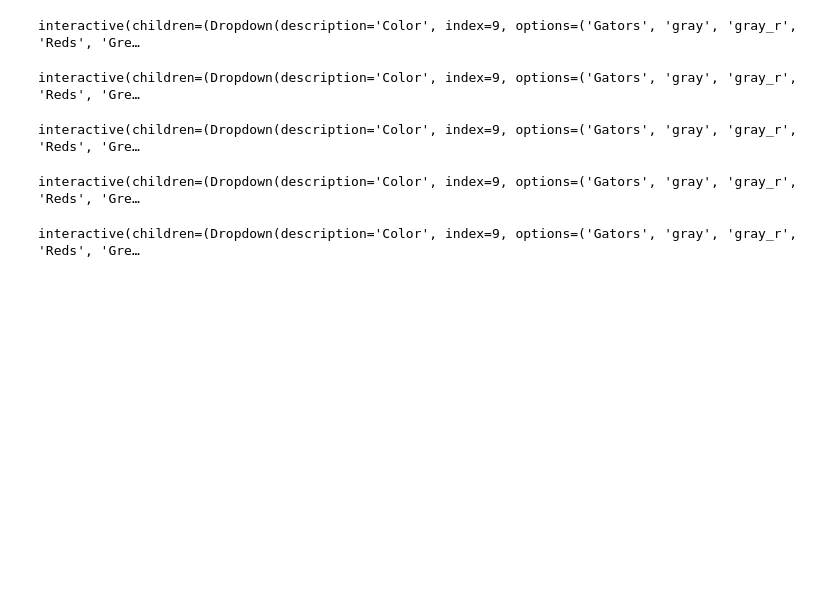
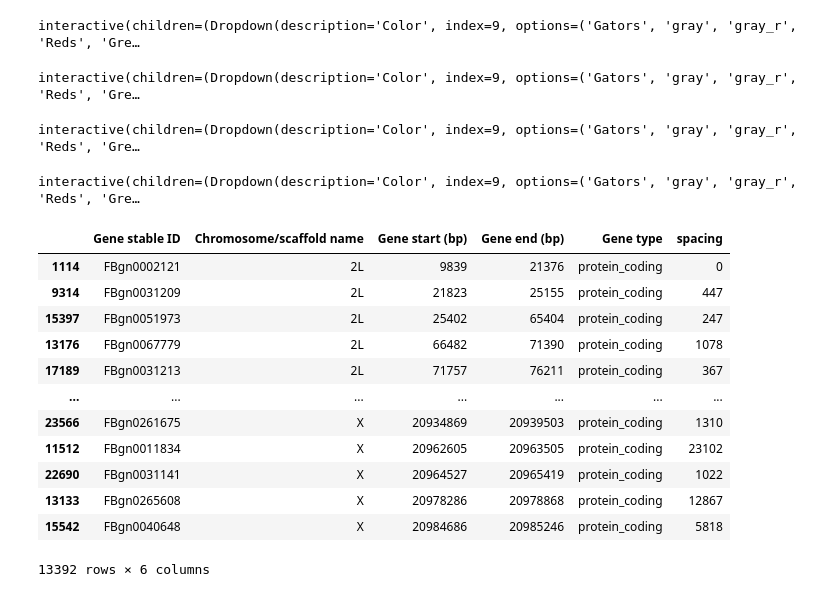
Before and after one commit to michaelrstadler/hic, a Jupyter notebook: bin/archive/working.ipynb, the cells around one changed output. Cells and saved outputs as stored; diff of their text form; code cells hidden in the pictures; blank space fills up the shorter version.

```diff
--- a/bin/archive/working.ipynb
+++ b/bin/archive/working.ipynb
@@ -410,7 +410,3 @@ for i in range(t.shape[0]-n):
     t2[(i+1):(i+n+1),:] = t1[topn,:]
     t2[topn,:] = t1[(i+1):(i+n+1),:]
     t = t2.copy()
-# %%
-fm.viewer([t_before * 1000, t * 1000], 4)
-# %% [output]
-interactive(children=(Dropdown(description='Color', index=9, options=('Gators', 'gray', 'gray_r', 'Reds', 'Gre…
@@ -416,0 +423,36 @@ interactive(children=(Dropdown(description='Color', index=9, options=('Gators',
+# %%
+mart = pd.read_csv('/Users/michaelstadler/Downloads/mart_export.txt', sep='\t')
+mart = mart.loc[mart['Gene type'] == 'protein_coding']
+mart = mart.loc[mart['Chromosome/scaffold name'].isin(['2L', '2R', '3L','3R', 'X'])]
+mart['spacing'] = 0
+mart = mart.sort_values(['Chromosome/scaffold name','Gene start (bp)'])
+# Add spacing.
+for i in range(1, len(mart)):
+    mart.iloc[i,5] = mart.iloc[i,2] - mart.iloc[i-1,3]
+
+noncen = []
+for i in range(len(mart)):
+    chr_ = mart.iloc[i,1]
+    start = mart.iloc[i,2]
+    if (start >= limits[chr_][0]) and (start <= limits[chr_][1]):
+        noncen.append(True)
+    else:
+        noncen.append(False)
+
+mart = mart.loc[noncen]
+
+mart
+# %% [output]
+|  | Gene stable ID | Chromosome/scaffold name | Gene start (bp) | Gene end (bp) | Gene type | spacing |
+| 1114 | FBgn0002121 | 2L | 9839 | 21376 | protein_coding | 0 |
+| 9314 | FBgn0031209 | 2L | 21823 | 25155 | protein_coding | 447 |
+| 15397 | FBgn0051973 | 2L | 25402 | 65404 | protein_coding | 247 |
+| 13176 | FBgn0067779 | 2L | 66482 | 71390 | protein_coding | 1078 |
+| 17189 | FBgn0031213 | 2L | 71757 | 76211 | protein_coding | 367 |
+| ... | ... | ... | ... | ... | ... | ... |
+| 23566 | FBgn0261675 | X | 20934869 | 20939503 | protein_coding | 1310 |
+| 11512 | FBgn0011834 | X | 20962605 | 20963505 | protein_coding | 23102 |
+| 22690 | FBgn0031141 | X | 20964527 | 20965419 | protein_coding | 1022 |
+| 13133 | FBgn0265608 | X | 20978286 | 20978868 | protein_coding | 12867 |
+| 15542 | FBgn0040648 | X | 20984686 | 20985246 | protein_coding | 5818 |
+13392 rows × 6 columns
```
Also changed, not shown: parts of 2 cells of this notebook, 2 other files.
